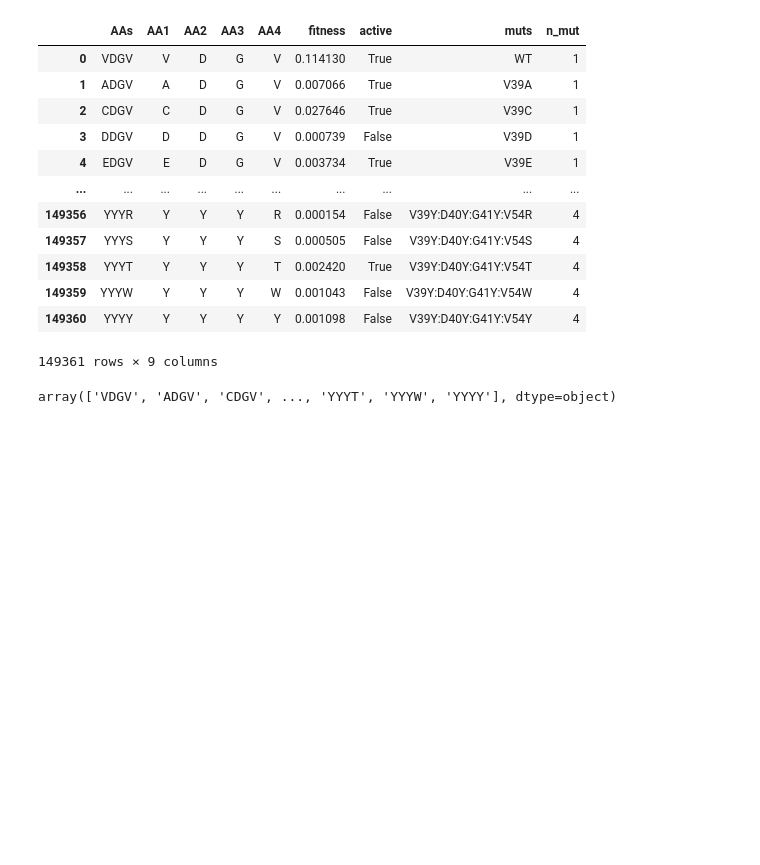
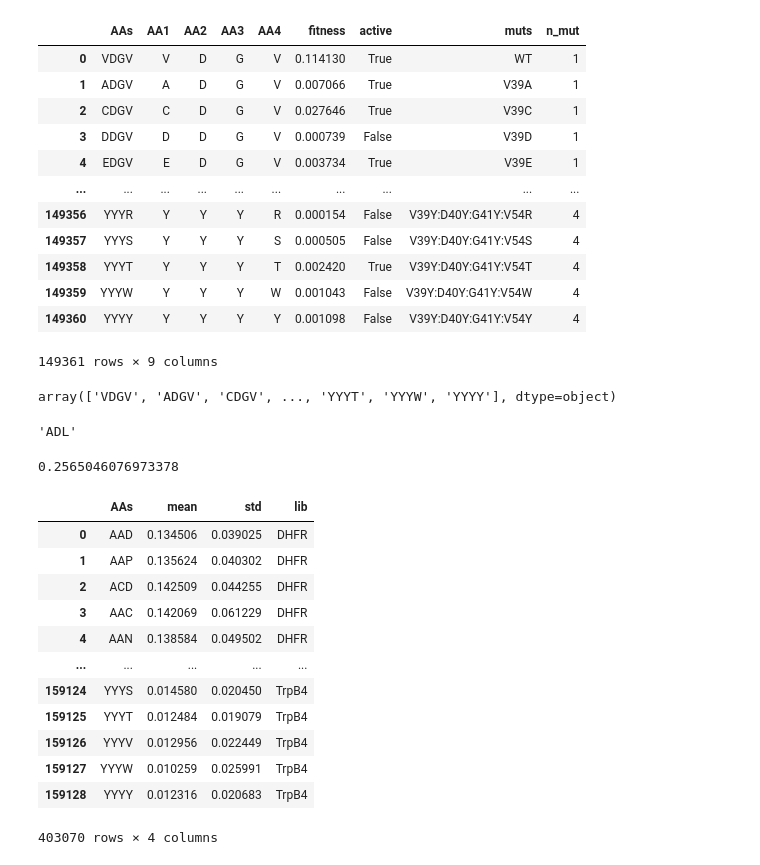
Before and after one commit to fhalab/SSMuLA, a Jupyter notebook: sandbox/hd2_avgfit.ipynb, the cells around one changed output. Cells and saved outputs as stored; diff of their text form; code cells hidden in the pictures; blank space fills up the shorter version.

```diff
--- a/sandbox/hd2_avgfit.ipynb
+++ b/sandbox/hd2_avgfit.ipynb
@@ -67,0 +63,8 @@ for aa in tqdm(df["AAs"].values):
+# %%
+"".join(LIB_INFO_DICT["DHFR"]["AAs"].values())
+# %% [output]
+'ADL'
+# %%
+df[df["AAs"] == "".join(lib_dict["AAs"].values())]["mean"].values[0]
+# %% [output]
+0.2565046076973378
@@ -67,0 +84,16 @@ for aa in tqdm(df["AAs"].values):
+# %%
+pd.concat(all_dfs)
+# %% [output]
+|  | AAs | mean | std | lib |
+| 0 | AAD | 0.134506 | 0.039025 | DHFR |
+| 1 | AAP | 0.135624 | 0.040302 | DHFR |
+| 2 | ACD | 0.142509 | 0.044255 | DHFR |
+| 3 | AAC | 0.142069 | 0.061229 | DHFR |
+| 4 | AAN | 0.138584 | 0.049502 | DHFR |
+| ... | ... | ... | ... | ... |
+| 159124 | YYYS | 0.014580 | 0.020450 | TrpB4 |
+| 159125 | YYYT | 0.012484 | 0.019079 | TrpB4 |
+| 159126 | YYYV | 0.012956 | 0.022449 | TrpB4 |
+| 159127 | YYYW | 0.010259 | 0.025991 | TrpB4 |
+| 159128 | YYYY | 0.012316 | 0.020683 | TrpB4 |
+403070 rows × 4 columns
```
Also changed, not shown: parts of 12 cells of this notebook, 7 other files.
